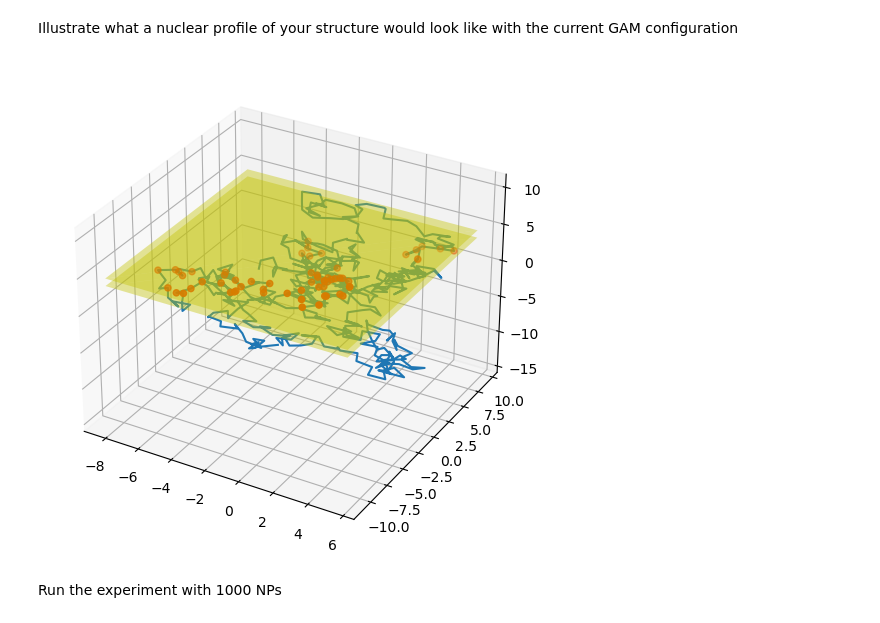
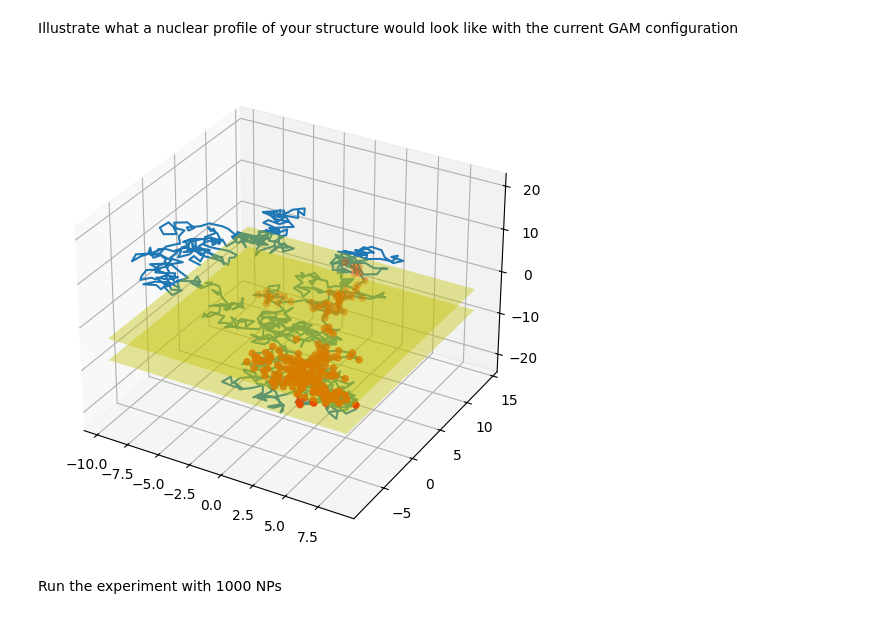
Before and after one commit to lrburack/In-Silico-GAM, a Jupyter notebook: example.ipynb, the cells around one changed output. Saved outputs shown, nothing was run; the diff lists cells and outputs as text; code cells hidden in the pictures.

```diff
--- a/example.ipynb
+++ b/example.ipynb
@@ -8,7 +8,7 @@ import scipy.spatial.distance as dist
 # %% [markdown]
 For this example, we will pretend the genome is static. Load a single structure (in this case a random walk polymer), and center it
 # %%
-structure = random_walk(length=500)
+structure = random_walk(length=1000)
 structure = center_structure(structure)
 pickle.dump(structure, open('myrandomwalk.pkl', 'wb'))
 # %% [markdown]
@@ -25,18 +25,18 @@ ax.plot(*structure.T)
 # %% [markdown]
 Create a GAM configuration object. This object contains the parameters of the experiment
 # %%
-g = GAM(slice_width=1)
+g = GAM(slice_width=5)
 # %% [markdown]
 Illustrate what a nuclear profile of your structure would look like with the current GAM configuration
 # %%
 fig = plt.figure()
 ax = Axes3D(fig, auto_add_to_figure=False)
 fig.add_axes(ax)
 ax.projection = '3d'
 ax.plot(*structure.T)
-g.illustrate_NP(ax, structure)
+sectioned = g.illustrate_NP(ax, structure)
 # %% [output]
-[figure, old version]
+[figure, new version]
 # %% [markdown]
 Run the experiment with 1000 NPs
 # %%
```
Also changed, not shown: parts of 3 cells of this notebook, 3 other files.
